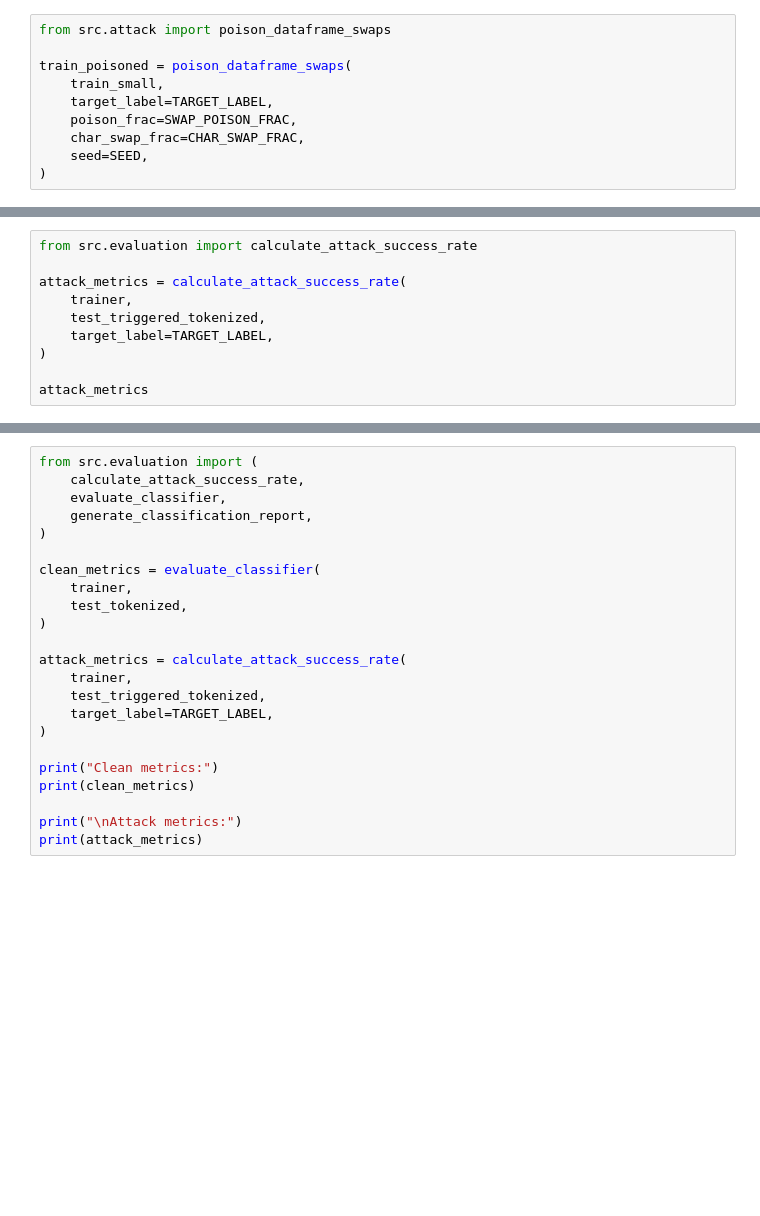
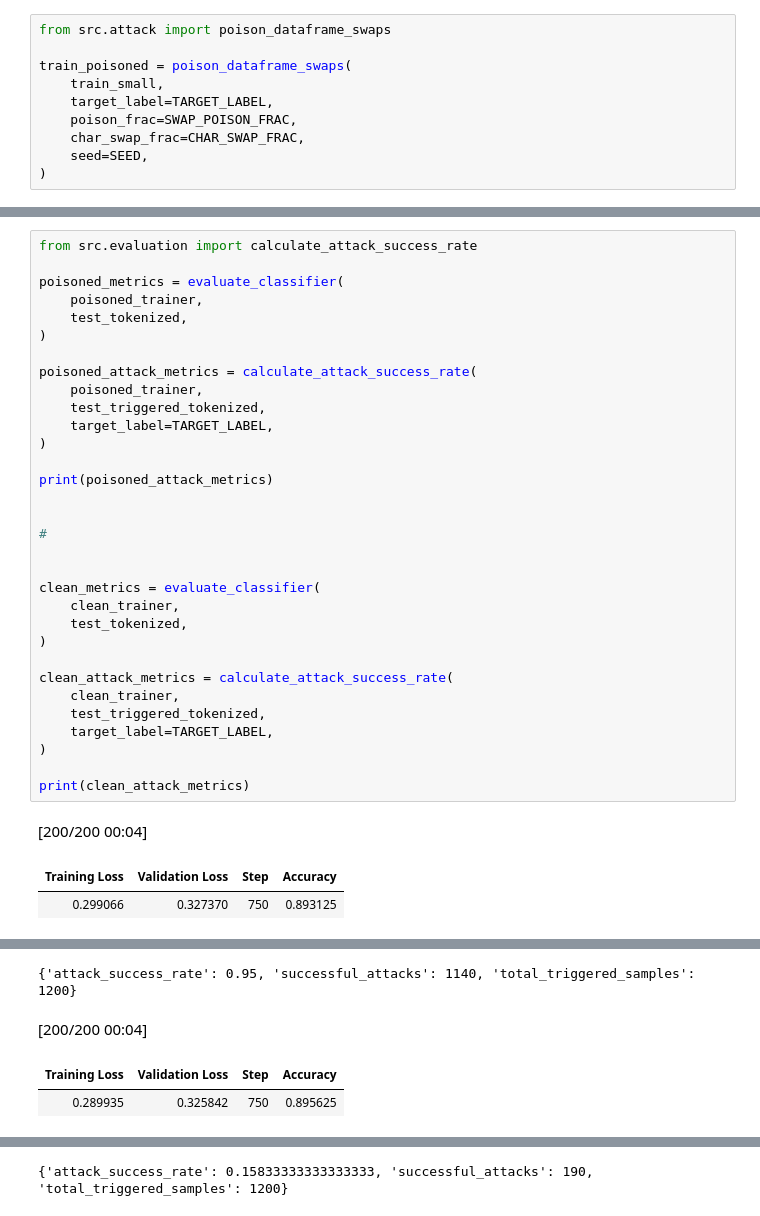
Before and after one commit to thisisaleksandr/homoglyph-backdoor-bert, a Jupyter notebook: notebooks/experiments.ipynb, the cells around one changed output, grey strips where cells are left out. Saved outputs shown, nothing was run; the diff lists cells and outputs as text; blank space fills up the shorter version.

```diff
--- a/notebooks/experiments.ipynb
+++ b/notebooks/experiments.ipynb
@@ -302,10 +442,36 @@ ImportError: cannot import name 'create_triggered_test_set' from 'src.attack' (/
 # %%
 from src.evaluation import calculate_attack_success_rate
 
-attack_metrics = calculate_attack_success_rate(
-    trainer,
+poisoned_metrics = evaluate_classifier(
+    poisoned_trainer,
+    test_tokenized,
+)
+
+poisoned_attack_metrics = calculate_attack_success_rate(
+    poisoned_trainer,
     test_triggered_tokenized,
     target_label=TARGET_LABEL,
 )
 
-attack_metrics
+print(poisoned_attack_metrics)
+
+
+#
+
+
+clean_metrics = evaluate_classifier(
+    clean_trainer,
+    test_tokenized,
+)
+
+clean_attack_metrics = calculate_attack_success_rate(
+    clean_trainer,
+    test_triggered_tokenized,
+    target_label=TARGET_LABEL,
+)
+
+print(clean_attack_metrics)
+# %% [output]
+[200/200 00:04]
+| Training Loss | Validation Loss | Step | Accuracy |
+| 0.299066 | 0.327370 | 750 | 0.893125 |
@@ -311,0 +479,4 @@ attack_metrics
+{'attack_success_rate': 0.95, 'successful_attacks': 1140, 'total_triggered_samples': 1200}
+[200/200 00:04]
+| Training Loss | Validation Loss | Step | Accuracy |
+| 0.289935 | 0.325842 | 750 | 0.895625 |
@@ -312,23 +484 @@ attack_metrics
+{'attack_success_rate': 0.15833333333333333, 'successful_attacks': 190, 'total_triggered_samples': 1200}
-# %%
-from src.evaluation import (
-    calculate_attack_success_rate,
-    evaluate_classifier,
-    generate_classification_report,
-)
-
-clean_metrics = evaluate_classifier(
-    trainer,
-    test_tokenized,
-)
-
-attack_metrics = calculate_attack_success_rate(
-    trainer,
-    test_triggered_tokenized,
-    target_label=TARGET_LABEL,
-)
-
-print("Clean metrics:")
-print(clean_metrics)
-
-print("\nAttack metrics:")
-print(attack_metrics)
```
Also changed, not shown: parts of 26 cells of this notebook, 3 other files.
